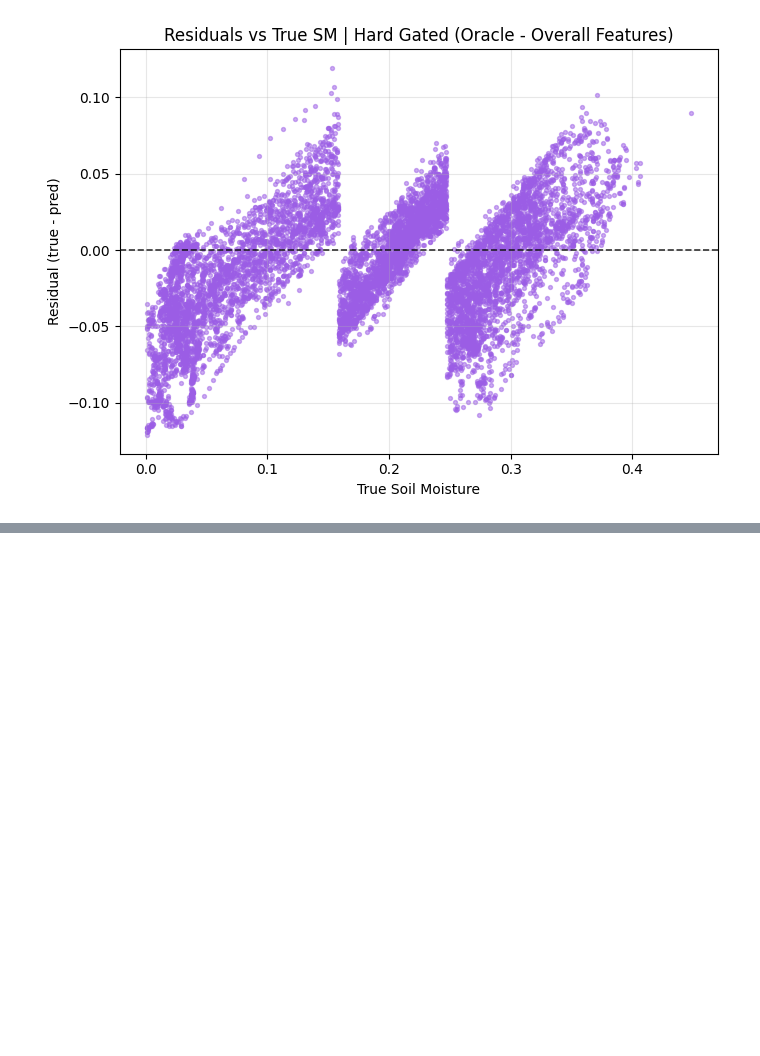
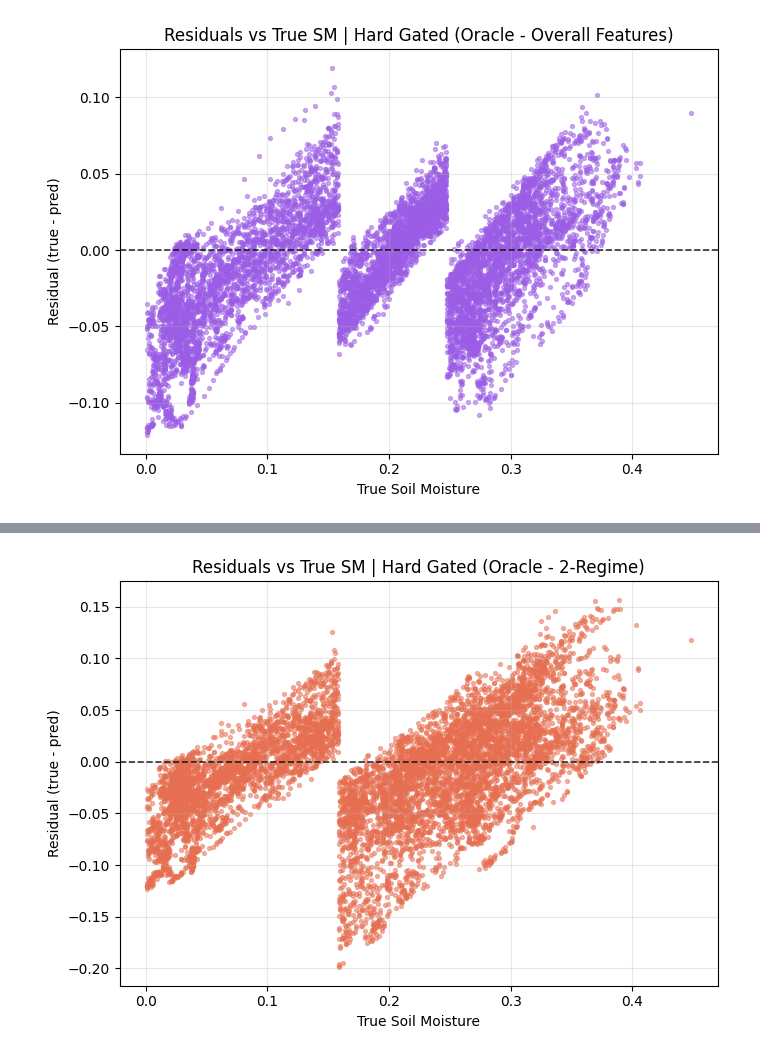
Before and after one commit to KerryCheon/MDR-Project, a Jupyter notebook: notebooks/experiment/derived_8.1_pos-eval-1.0/derived_8.1_pos_xgboost_gating_1.0.ipynb, the cells around one changed output, grey strips where cells are left out. Cells and saved outputs as stored; diff of their text form; code cells hidden in the pictures; blank space fills up the shorter version.

Commit message:
2 Regime on derived_8.1_pos

```diff
--- a/notebooks/experiment/derived_8.1_pos-eval-1.0/derived_8.1_pos_xgboost_gating_1.0.ipynb
+++ b/notebooks/experiment/derived_8.1_pos-eval-1.0/derived_8.1_pos_xgboost_gating_1.0.ipynb
@@ -109,6 +109,11 @@ DRY_SELECTED_FEATURES = dataset_metadata.DRY_SELECTED_FEATURES
 TRANSITION_SELECTED_FEATURES = dataset_metadata.TRANSITION_SELECTED_FEATURES
 WET_SELECTED_FEATURES = dataset_metadata.WET_SELECTED_FEATURES
 
+# Import 2-Regime threshold and features
+T_2REGIME = dataset_metadata.T_2REGIME
+DRY_2REGIME_SELECTED_FEATURES = dataset_metadata.DRY_2REGIME_SELECTED_FEATURES
+WET_2REGIME_SELECTED_FEATURES = dataset_metadata.WET_2REGIME_SELECTED_FEATURES
+
 TARGET_COL = "soil_moisture_5cm"
 
 print("\nThresholds and Selected Features loaded successfully:")
@@ -117,6 +122,9 @@ print(f"  Overall Selected Features:    {len(OVERALL_SELECTED_FEATURES)}")
 print(f"  Dry Selected Features:        {len(DRY_SELECTED_FEATURES)}")
 print(f"  Transition Selected Features: {len(TRANSITION_SELECTED_FEATURES)}")
 print(f"  Wet Selected Features:        {len(WET_SELECTED_FEATURES)}")
+print(f"  2-Regime Threshold: T_2REGIME={T_2REGIME}")
+print(f"  2-Regime Dry Selected Features: {len(DRY_2REGIME_SELECTED_FEATURES)}")
+print(f"  2-Regime Wet Selected Features: {len(WET_2REGIME_SELECTED_FEATURES)}")
 # %% [output]
 Dataset splits loaded:
   train: (15964, 499)
@@ -712,0 +918,16 @@ plt.show()
+# %%
+# Compute residuals for 2-regime model
+residuals_2r = y_test - pred_combined_2r
+
+# Create "Residuals vs True SM | Hard Gated (Oracle - 2-Regime)" scatter plot
+plt.figure(figsize=(7, 5))
+plt.scatter(y_test, residuals_2r, s=8, alpha=0.5, color='#e76f51')
+plt.axhline(0, color='black', linestyle='--', linewidth=1.2, alpha=0.8)
+plt.xlabel("True Soil Moisture")
+plt.ylabel("Residual (true - pred)")
+plt.title("Residuals vs True SM | Hard Gated (Oracle - 2-Regime)")
+plt.grid(alpha=0.3)
+plt.tight_layout()
+plt.show()
+# %% [output]
+[figure, added]
```
Also changed, not shown: parts of 6 cells of this notebook, 5 other files.
